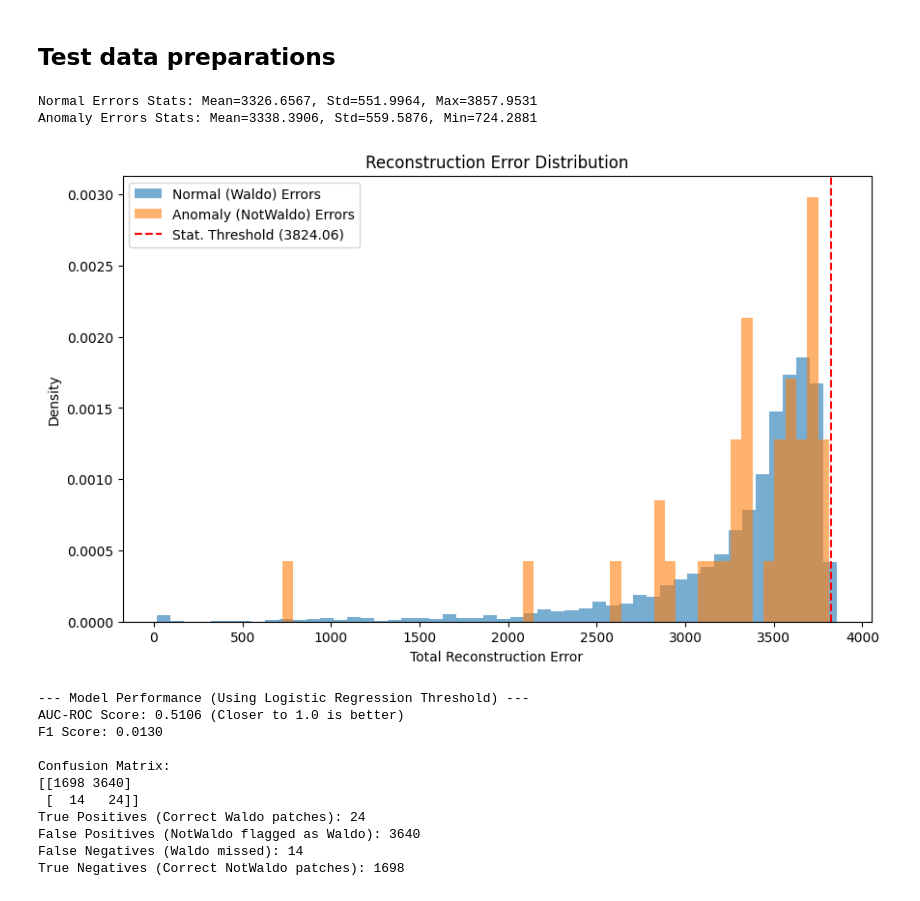
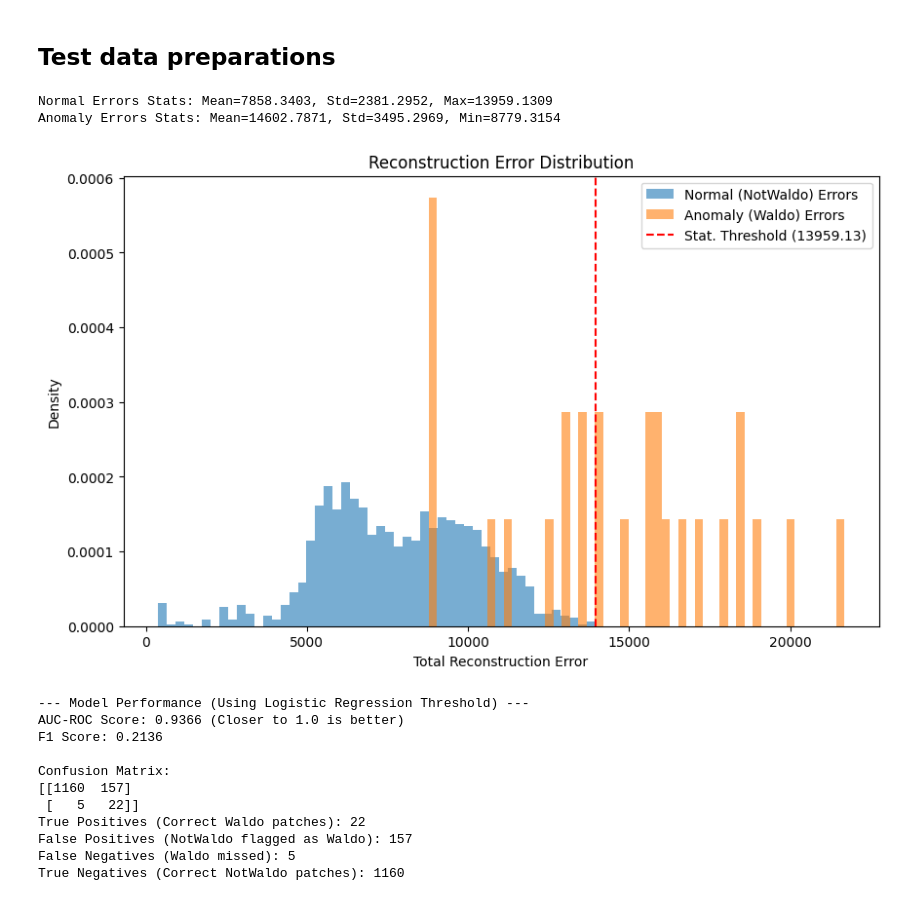
Before and after one commit to julian-bednarek/DataAnalysis, a Jupyter notebook: src/main.ipynb, the cells around one changed output. Cells and saved outputs as stored; diff of their text form; code cells hidden in the pictures.

Commit message:
added new models, to be tested

```diff
--- a/src/main.ipynb
+++ b/src/main.ipynb
@@ -98,7 +59,7 @@ class ConvAutoencoder(nn.Module):
 # %%
 BATCH_SIZE: int = 64
 LEARNING_RATE: float = 1e-3
-NUM_EPOCHS: int = 50
+NUM_EPOCHS: int = 100
 NOISE_FACTOR: float = 0.1
 WEIGHT_DECAY: float = 5e-5
 # %%
@@ -133,5 +94,6 @@ def train(model, data_root, transform, epochs, device):
     print("Training complete.")
     return model
 # %%
-trained_model = train(ConvAutoencoder(latent_dim=IMAGE_SIZE//4), TRAIN_DATA_PATH, TRAIN_TRANSFORM, NUM_EPOCHS, DEVICE)
+trained_model = train(Model(latent_dim=IMAGE_SIZE//4, image_size=IMAGE_SIZE, channels=IMAGE_TYPE['no_channels']),
+                      TRAIN_DATA_PATH, TRAIN_TRANSFORM, NUM_EPOCHS, DEVICE)
 # %% [output]
@@ -181,7 +159,7 @@ def evaluate_model(model, normal_loader, anomaly_loader, device):
     # Calculate errors for both classes
     normal_errors = calculate_reconstruction_errors(model, normal_loader, device)
     print(f"Normal Errors Stats: Mean={np.mean(normal_errors):.4f}, Std={np.std(normal_errors):.4f}, Max={np.max(normal_errors):.4f}")
-    THRESHOLD = scoreatpercentile(normal_errors, 99.5)
+    THRESHOLD = scoreatpercentile(normal_errors, 100)
     anomaly_errors = calculate_reconstruction_errors(model, anomaly_loader, device)
     print(f"Anomaly Errors Stats: Mean={np.mean(anomaly_errors):.4f}, Std={np.std(anomaly_errors):.4f}, Min={np.min(anomaly_errors):.4f}")
 
@@ -219,44 +197,44 @@ def evaluate_model(model, normal_loader, anomaly_loader, device):
 
     # 1. AUC-ROC Score
     auc_roc = roc_auc_score(true_labels, all_errors)
 
     # 2. Confusion Matrix using Logistic Regression predictions
     cm = confusion_matrix(true_labels, predicted_labels)
     tn, fp, fn, tp = cm.ravel()
 
     # 3. F1 Score
     f1 = f1_score(true_labels, predicted_labels)
 
     print("\n--- Model Performance (Using Logistic Regression Threshold) ---")
     print(f"AUC-ROC Score: {auc_roc:.4f} (Closer to 1.0 is better)")
     print(f"F1 Score: {f1:.4f}")
     print(f"\nConfusion Matrix:\n{cm}")
     print(f"True Positives (Correct Waldo patches): {tp}")
     print(f"False Positives (NotWaldo flagged as Waldo): {fp}")
     print(f"False Negatives (Waldo missed): {fn}")
     print(f"True Negatives (Correct NotWaldo patches): {tn}")
 
 normal_test_loader, anomaly_test_loader = get_test_dataloaders(
     TRAIN_DATA_PATH,
     TEST_DATA_PATH,
     TEST_TRANSFORM,
     BATCH_SIZE
 )
 
 
 evaluate_model(trained_model, normal_test_loader, anomaly_test_loader, DEVICE)
 # %% [output]
-Normal Errors Stats: Mean=3326.6567, Std=551.9964, Max=3857.9531
-Anomaly Errors Stats: Mean=3338.3906, Std=559.5876, Min=724.2881
+Normal Errors Stats: Mean=7858.3403, Std=2381.2952, Max=13959.1309
+Anomaly Errors Stats: Mean=14602.7871, Std=3495.2969, Min=8779.3154
-[figure, old version]
+[figure, new version]
 --- Model Performance (Using Logistic Regression Threshold) ---
-AUC-ROC Score: 0.5106 (Closer to 1.0 is better)
-F1 Score: 0.0130
+AUC-ROC Score: 0.9366 (Closer to 1.0 is better)
+F1 Score: 0.2136
 
 Confusion Matrix:
-[[1698 3640]
- [  14   24]]
-True Positives (Correct Waldo patches): 24
-False Positives (NotWaldo flagged as Waldo): 3640
-False Negatives (Waldo missed): 14
-True Negatives (Correct NotWaldo patches): 1698
+[[1160  157]
+ [   5   22]]
+True Positives (Correct Waldo patches): 22
+False Positives (NotWaldo flagged as Waldo): 157
+False Negatives (Waldo missed): 5
+True Negatives (Correct NotWaldo patches): 1160
```
Also changed, not shown: parts of 2 cells of this notebook, 5 other files.
